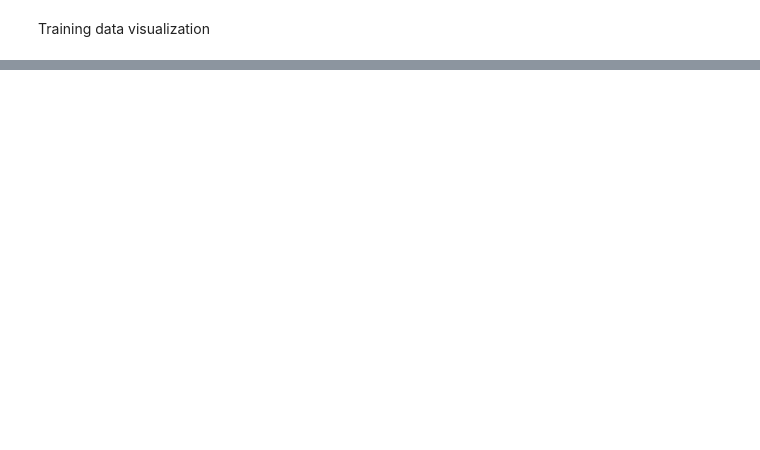
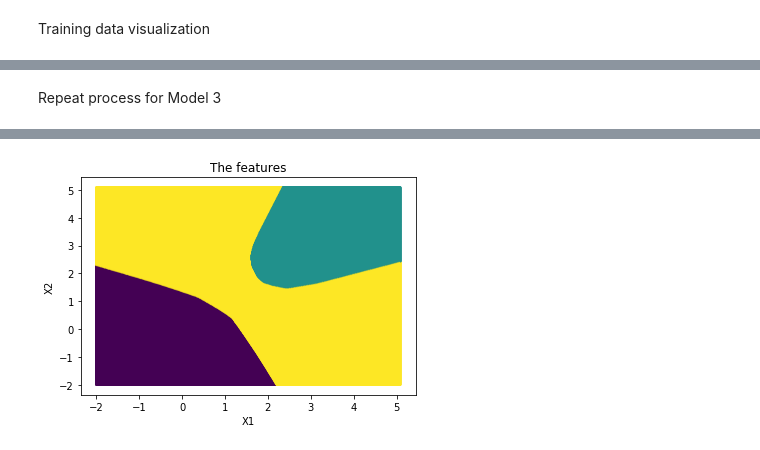
Before and after one commit to sampiecz/490_ASSN3, a Jupyter notebook: ASSN3.ipynb, the cells around one changed output, grey strips where cells are left out. Cells and saved outputs as stored; diff of their text form; code cells hidden in the pictures; blank space fills up the shorter version.

```diff
--- a/ASSN3.ipynb
+++ b/ASSN3.ipynb
@@ -114,0 +117,13 @@ ValueError: ignored
+# %% [markdown]
+Repeat process for Model 3
+# %%
+model3 = tensorflow.keras.models.Sequential([
+    tensorflow.keras.layers.Dense(50, activation="relu"),
+      tensorflow.keras.layers.Dropout(0.8),
+    tensorflow.keras.layers.Dense(50, activation="softmax")
+])
+model3.compile(optimizer="adam", loss="sparse_categorical_crossentropy", metrics=["accuracy"])
+model3.fit(X_train, y_train, epochs=5)
+model3.evaluate(X_test, y_test, verbose=2)
+plot_decision_boundary(features, labels, model3)
+# %% [output]
@@ -114,0 +143 @@ ValueError: ignored
+[figure, added]
```
Also changed, not shown: parts of 18 cells of this notebook.
